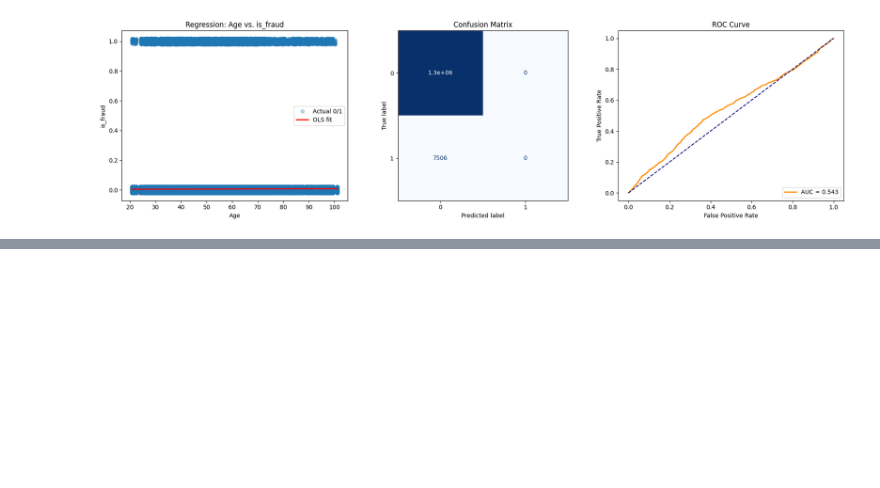
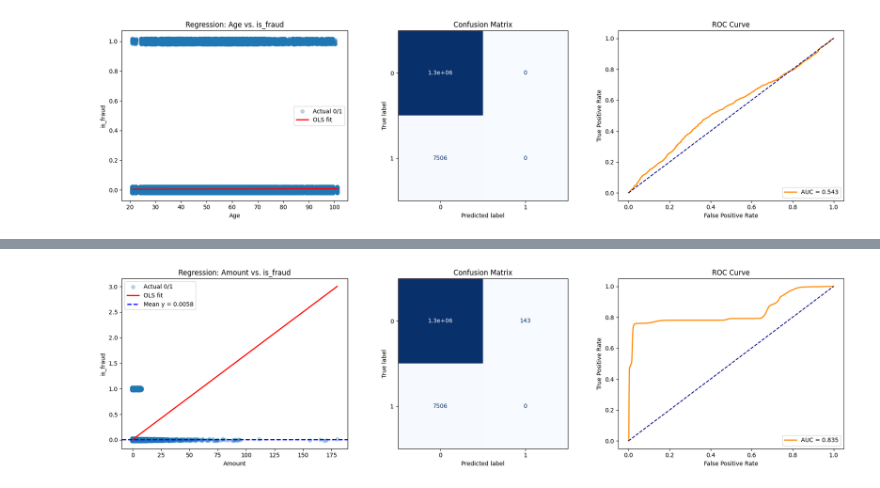
Before and after one commit to philethaler/Statistik-Datenbank, a Jupyter notebook: Analyse_10.ipynb, the cells around one changed output, grey strips where cells are left out. Saved outputs shown, nothing was run; the diff lists cells and outputs as text; code cells hidden in the pictures; blank space fills up the shorter version.

Commit message:
Regression for Presentation

```diff
--- a/Analyse_10.ipynb
+++ b/Analyse_10.ipynb
@@ -188,3 +188,83 @@ Df Model:                           1
 Notes:
 [1] Standard Errors assume that the covariance matrix of the errors is correctly specified.
 [figure]
+# %%
+from sklearn.preprocessing import StandardScaler
+import statsmodels.api as sm
+from sklearn.metrics import confusion_matrix, ConfusionMatrixDisplay, roc_auc_score, roc_curve
+
+
+
+y = ds["is_fraud"]
+
+scaler = StandardScaler()
+amt_scaled = scaler.fit_transform(ds[["amt"]]).flatten()
+
+X = pd.DataFrame({
+    "Amount" : amt_scaled
+})
+
+X = sm.add_constant(X)
+
+# Fit model
+model = sm.OLS(y, X).fit()
+print(model.summary())
+
+# Prepare data for plotting
+y_actual = y
+y_pred = model.predict(X)
+
+
+y_mean = np.mean(y)
+
+# TSS
+TSS = np.sum((y - y_mean)**2)
+
+# RSS
+RSS = np.sum((y - y_pred)**2)
+
+# ESS
+ESS = np.sum((y_pred - y_mean)**2)
+
+print("Total Sum of Squares (TSS):", TSS)
+print("Explained Sum of Squares (ESS):", ESS)
+print("Residual Sum of Squares (RSS):", RSS)
+print("Check: TSS ≈ ESS + RSS:", np.isclose(TSS, ESS + RSS))
+
+# Threshold 0.5
+y_pred_class = (y_pred >= 0.5).astype(int)
+cm = confusion_matrix(y, y_pred_class)
+
+# ROC Curve
+fpr, tpr, thresholds = roc_curve(y, y_pred)
+auc = roc_auc_score(y, y_pred)
+fig, axes = plt.subplots(1, 3, figsize=(18, 5))
+
+# Scatter + Regression
+axes[0].scatter(amt_scaled, y + np.random.uniform(-0.02, 0.02, len(y)), alpha=0.3, label="Actual 0/1")
+sorted_idx = np.argsort(amt_scaled)
+axes[0].plot(amt_scaled[sorted_idx], y_pred[sorted_idx], color='red', linewidth=2, label="OLS fit")
+axes[0].set_xlabel("Amount")
+axes[0].set_ylabel("is_fraud")
+
+# Horizontale Linie für Mittelwert
+axes[0].axhline(y=y_mean, color='blue', linestyle='--', linewidth=2, label=f"Mean y = {y_mean:.4f}")
+axes[0].set_title(f"Regression: {"Amount"} vs. is_fraud")
+axes[0].legend()
+
+# Confusion Matrix
+disp = ConfusionMatrixDisplay(cm, display_labels=[0,1])
+disp.plot(ax=axes[1], cmap="Blues", colorbar=False)
+axes[1].set_title("Confusion Matrix")
+
+# ROC Curve
+axes[2].plot(fpr, tpr, label=f"AUC = {auc:.3f}", color="darkorange", linewidth=2)
+axes[2].plot([0,1],[0,1], color="navy", linestyle="--")  # Zufallslinie
+axes[2].set_xlabel("False Positive Rate")
+axes[2].set_ylabel("True Positive Rate")
+axes[2].set_title("ROC Curve")
+axes[2].legend(loc="lower right")
+
+plt.tight_layout()
+plt.show()
+# %% [output]
@@ -190,0 +288 @@ Notes:
+[figure, added]
```
Also changed, not shown: parts of 1 cell of this notebook, 1 other file.
